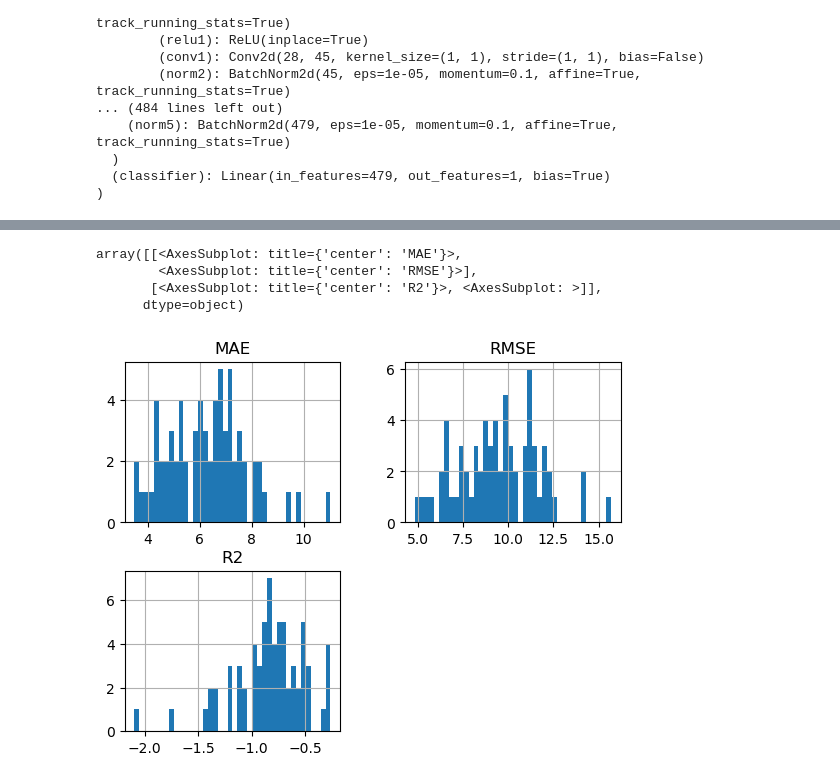
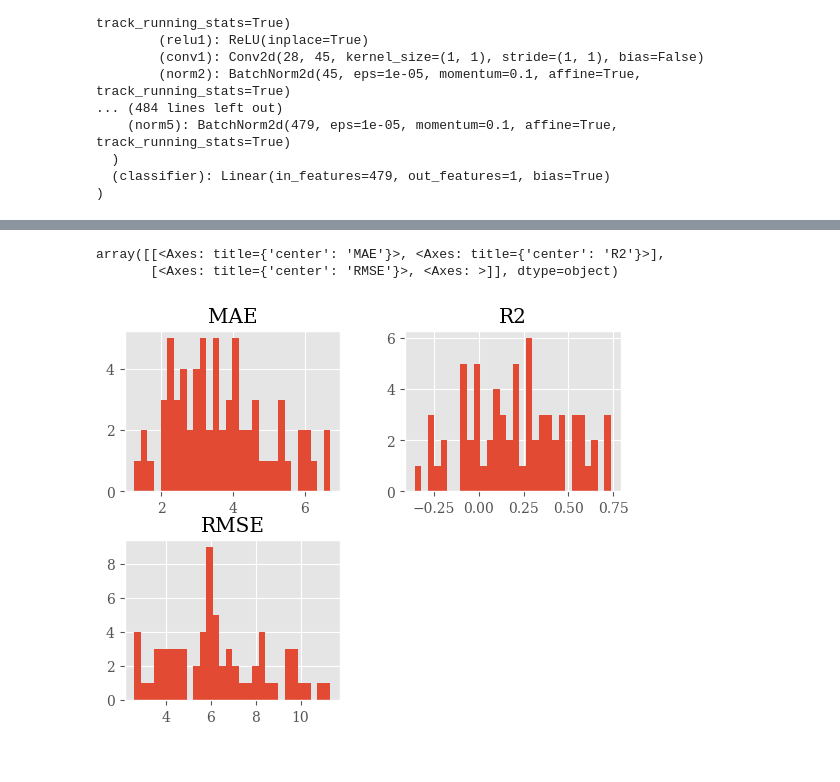
Before and after one commit to Skuvrik/Masterthesis, a Jupyter notebook: find_MCA.ipynb, the cells around one changed output, grey strips where cells are left out. Saved outputs shown, nothing was run; the diff lists cells and outputs as text; code cells hidden in the pictures.

```diff
--- a/find_MCA.ipynb
+++ b/find_MCA.ipynb
@@ -157,24 +156,38 @@ display_predictions(val_sorted, model, device, True, True, 0.7)
 # %%
-def NLC_s2c(S, TR, FA):
-    FA = FA*(np.pi/180)
-    r1 = 4.5
+def NLC_s2r(S, TR, FA):
+    FA = FA*(np.pi/180)  # degree -> rad
+    TR = TR / 1000  # ms -> s
     T_10 = 1.4
     S_0 = np.mean(S[:5])
     E_10 = np.exp(-TR/T_10)
     B = (1-E_10)/(1-E_10*np.cos(FA))
     A = np.nan_to_num(B*S/S_0)
     R1 = np.nan_to_num(-1/TR * np.log((1-A)/(1-A*np.cos(FA))))
+    return R1 - np.mean(R1[:5])
+
+
+def new_NLC_s2r(S, TR, FA):
+    """
+    Based off https://doi.org/10.1016/j.mri.2018.05.007
+
+    R1(t) = -1/TR * (ln(B) - ln(C))
+    B = A - S/S_0
+    C = A - S/S_0 * cos(FA)
+    A = (1-cos(FA)*e^(-TR))/(1-e^(-TR))
+    """
+    FA = FA*(np.pi/180)  # degree -> rad
+    TR = TR / 1000  # ms -> s
+    S_0 = np.mean(S[:5])
+    S = S - S_0
+    A = (1-np.cos(FA)*np.exp(-TR))/(1-np.exp(-TR))
+    B = np.nan_to_num(A - S/S_0)
+    C = np.nan_to_num(A - S/S_0 * np.cos(FA))
+    R1 = -1/TR * (np.nan_to_num(np.log(B)) - np.nan_to_num(np.log(C)))
     return R1
 
-def s2c(S, TR, FA):
-    FA = FA*(np.pi/180)
+
+def lc_s2r(S, TR=0, FA=0):
     r1 = 4.5
     T_10 = 1.4
-    S_0 = np.mean(S[:5, :, :], axis=0)
-    A = (1-np.cos(FA)*np.exp(-TR))/(1-np.exp(-TR))
-    T_1 = np.nan_to_num(-TR/(np.log(A-S/S_0)-np.log(A-(S/S_0)*np.cos(FA))))
-    C = np.nan_to_num(1/r1*(1/T_1 - 1/T_10))
-    return C
-
-def baseline_s2c(S, TR, FA):
-        return S/10 - 4.48
+    S_0 = np.mean(S[:5])
+    return 1/(r1*T_10) * ((S/S_0)-1)
@@ -181,5 +315,6 @@ def baseline_s2c(S, TR, FA):
 # %%
 from utils.model_utils import eval_curves
-curve_evals, _, _ = eval_curves(model, image_data, vol_intensities, device, SEED, crop= 0.7, visualize=False, signal_to_concentration=NLC_s2c)
+curve_evals, extractions, label_curves = eval_curves(
+    model, image_data, vol_intensities, device, SEED, crop=0.7, visualize=False, signal_to_relaxation=NLC_s2r, one_pred="global")
 # %% [output]
 Patient 2
@@ -187,8 +333,6 @@ AttributeError: 'NoneType' object has no attribute 'split'
 # %%
-curve_evals.hist(column= ['MAE', 'RMSE', 'R2'], bins=40)
+curve_evals.hist(['MAE', 'R2', 'RMSE'], bins=30)
 # %% [output]
-array([[<AxesSubplot: title={'center': 'MAE'}>,
-        <AxesSubplot: title={'center': 'RMSE'}>],
-       [<AxesSubplot: title={'center': 'R2'}>, <AxesSubplot: >]],
-      dtype=object)
+array([[<Axes: title={'center': 'MAE'}>, <Axes: title={'center': 'R2'}>],
+       [<Axes: title={'center': 'RMSE'}>, <Axes: >]], dtype=object)
-[figure, old version]
+[figure, new version]
```
Also changed, not shown: parts of 17 cells of this notebook, 9 other files.
